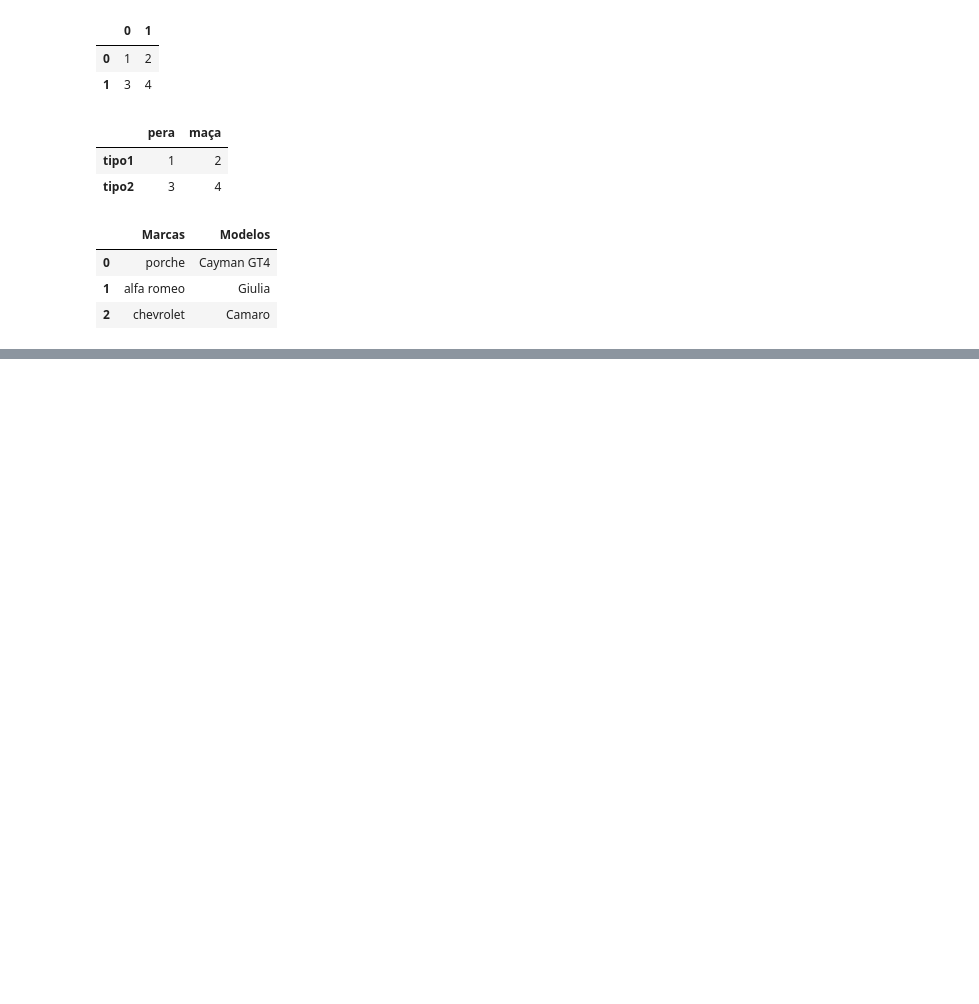
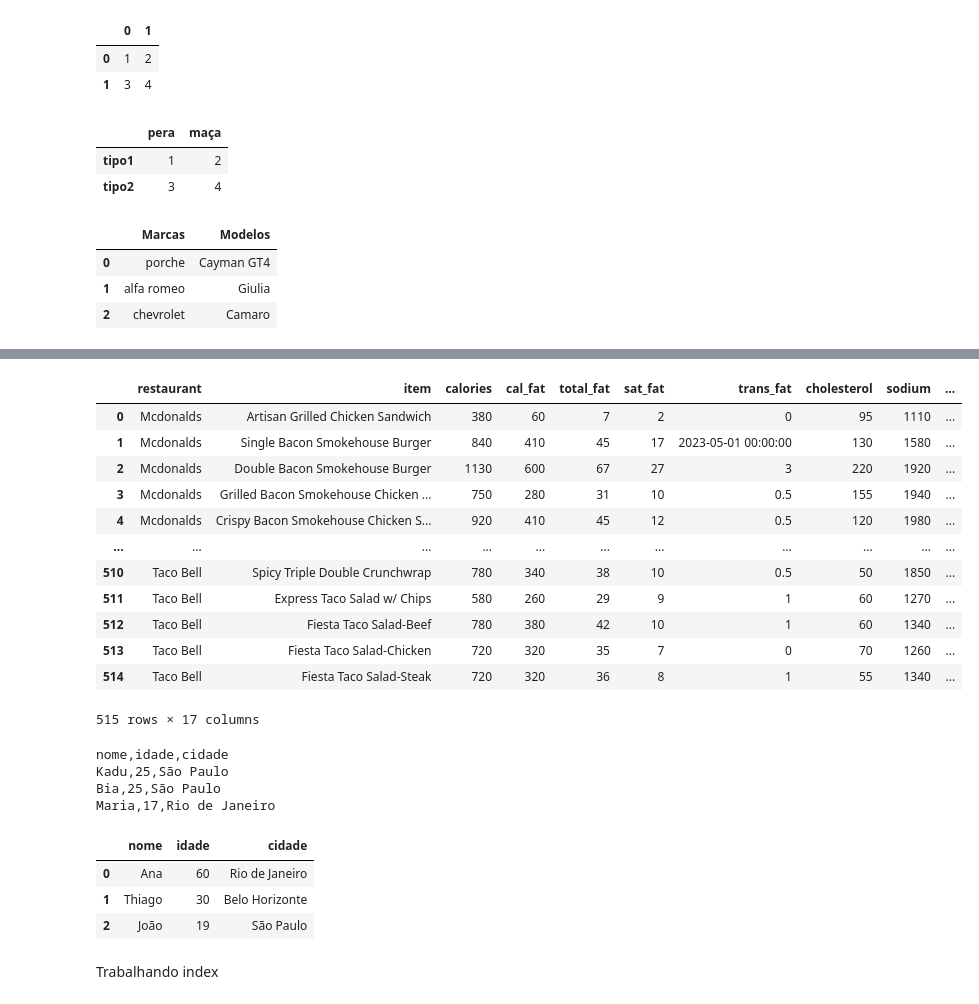
Before and after one commit to kadumorais/cursodados, a Jupyter notebook: aula8.ipynb, the cells around one changed output, grey strips where cells are left out. Cells and saved outputs as stored; diff of their text form; code cells hidden in the pictures; blank space fills up the shorter version.

```diff
--- a/aula8.ipynb
+++ b/aula8.ipynb
@@ -60,0 +84,18 @@ df3
+# %%
+url2 = 'https://raw.githubusercontent.com/arteweyl/material_turma58865/main/datasets/fastfood.xlsx'
+df_fastfood = pd.read_excel(url2,sheet_name='fastfood')
+df_fastfood
+# %% [output]
+|  | restaurant | item | calories | cal_fat | total_fat | sat_fat | trans_fat | cholesterol | sodium | ... |
+| 0 | Mcdonalds | Artisan Grilled Chicken Sandwich | 380 | 60 | 7 | 2 | 0 | 95 | 1110 | ... |
+| 1 | Mcdonalds | Single Bacon Smokehouse Burger | 840 | 410 | 45 | 17 | 2023-05-01 00:00:00 | 130 | 1580 | ... |
+| 2 | Mcdonalds | Double Bacon Smokehouse Burger | 1130 | 600 | 67 | 27 | 3 | 220 | 1920 | ... |
+| 3 | Mcdonalds | Grilled Bacon Smokehouse Chicken ... | 750 | 280 | 31 | 10 | 0.5 | 155 | 1940 | ... |
+| 4 | Mcdonalds | Crispy Bacon Smokehouse Chicken S... | 920 | 410 | 45 | 12 | 0.5 | 120 | 1980 | ... |
+| ... | ... | ... | ... | ... | ... | ... | ... | ... | ... | ... |
+| 510 | Taco Bell | Spicy Triple Double Crunchwrap | 780 | 340 | 38 | 10 | 0.5 | 50 | 1850 | ... |
+| 511 | Taco Bell | Express Taco Salad w/ Chips | 580 | 260 | 29 | 9 | 1 | 60 | 1270 | ... |
+| 512 | Taco Bell | Fiesta Taco Salad-Beef | 780 | 380 | 42 | 10 | 1 | 60 | 1340 | ... |
+| 513 | Taco Bell | Fiesta Taco Salad-Chicken | 720 | 320 | 35 | 7 | 0 | 70 | 1260 | ... |
+| 514 | Taco Bell | Fiesta Taco Salad-Steak | 720 | 320 | 36 | 8 | 1 | 55 | 1340 | ... |
+515 rows × 17 columns
@@ -60,0 +105,26 @@ df3
+# %%
+import csv
+#Criando e lendo dados menos estruturados
+
+data = [
+    ['nome','idade','cidade'],
+    ['Kadu', 25,'São Paulo'],
+    ['Bia', 25,'São Paulo'],
+    ['Maria', 17,'Rio de Janeiro']
+]
+
+nome_arquivo = 'Pessoas.csv'
+
+with open(nome_arquivo, 'w',newline='') as csvfile:
+    writer = csv.writer(csvfile)
+    writer.writerows(data)
+
+#Lendo o arquivo
+with open(nome_arquivo,'r') as arquivo:
+    for linha in arquivo:
+        print(linha,end='')
+# %% [output]
+nome,idade,cidade
+Kadu,25,São Paulo
+Bia,25,São Paulo
+Maria,17,Rio de Janeiro
@@ -60,0 +143,9 @@ df3
+# %%
+pd.read_json('dados.json')
+# %% [output]
+|  | nome | idade | cidade |
+| 0 | Ana | 60 | Rio de Janeiro |
+| 1 | Thiago | 30 | Belo Horizonte |
+| 2 | João | 19 | São Paulo |
+# %% [markdown]
+Trabalhando index
```
Also changed, not shown: parts of 34 cells of this notebook, 11 other files.
